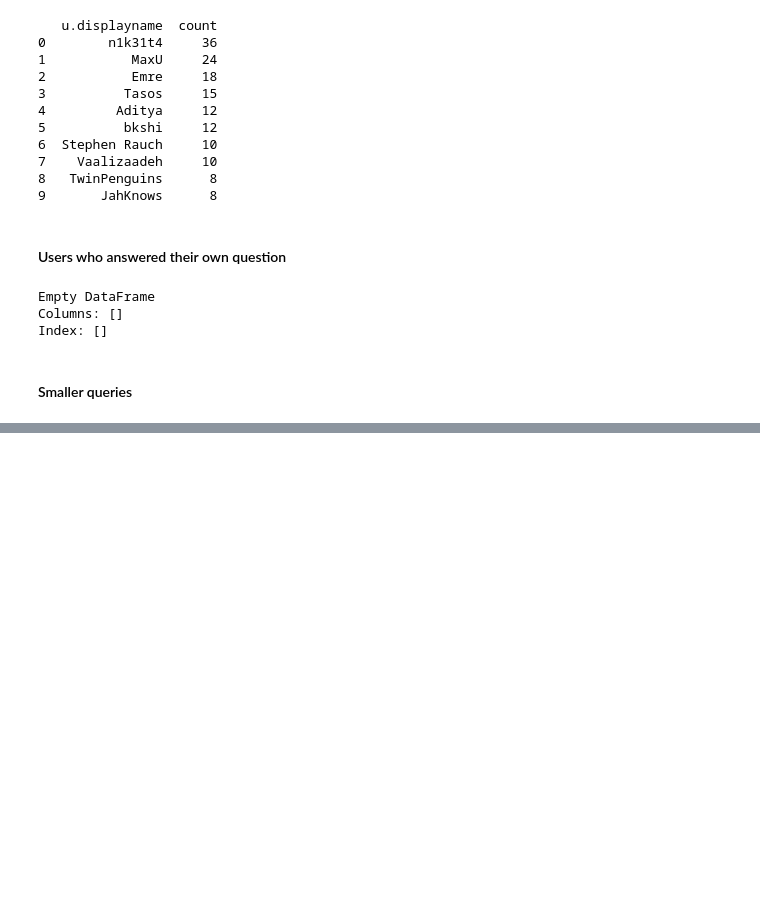
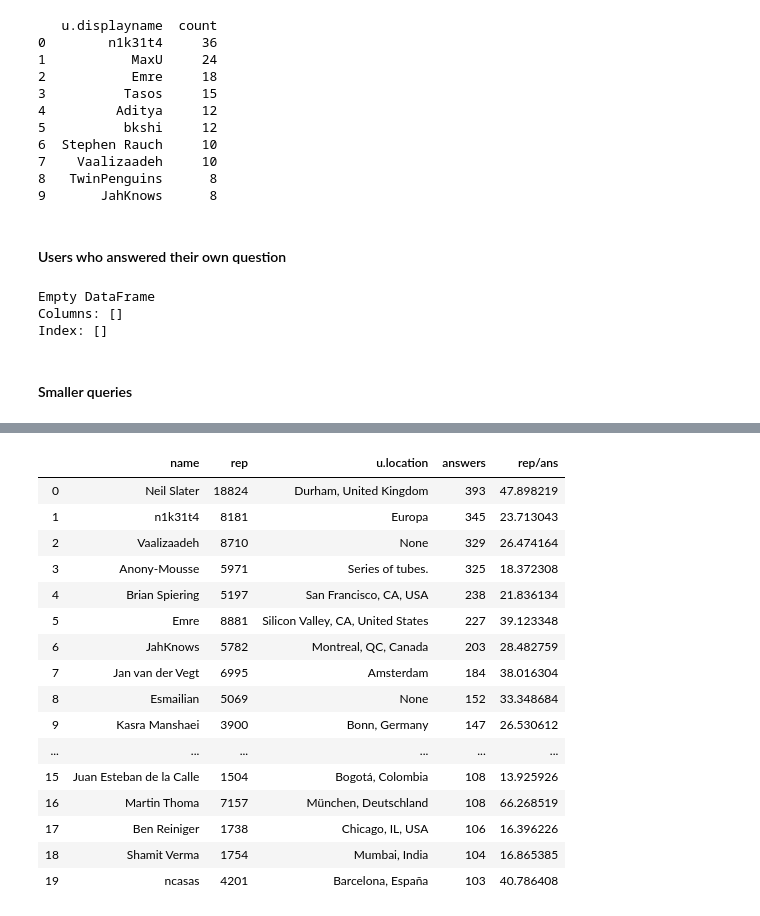
Before and after one commit to jonhealy1/stack_exchange_data_science, a Jupyter notebook: stack_data_science_1.ipynb, the cells around one changed output, grey strips where cells are left out. Cells and saved outputs as stored; diff of their text form; code cells hidden in the pictures; blank space fills up the shorter version.

```diff
--- a/stack_data_science_1.ipynb
+++ b/stack_data_science_1.ipynb
@@ -375,3 +375,29 @@ Index: []
 # MATCH path = allShortestPaths( (t:User {displayname:"black_cat"})-[*]-(u:User {displayname:"Skier"})) RETURN path LIMIT 10;
 # %% [markdown]
 ![title](images/black_cat_to_skier.png)
+# %%
+query = "MATCH (u:User)-[:POSTED]->(answer)<-[:PARENT_OF]-()-[:HAS_TAG]-(:Tag) RETURN u.displayname AS name,u.reputation AS rep,u.location, count(distinct answer) AS answers ORDER BY answers DESC LIMIT 20;"
+result = graph.run(query)
+#print(result.to_data_frame())
+the3 = result.to_data_frame()
+the3["rep/ans"] = the3["rep"].astype(float) / the3["answers"].astype(float)
+#print(xo)
+the3.head(40)
+# %% [output]
+|  | name | rep | u.location | answers | rep/ans |
+| 0 | Neil Slater | 18824 | Durham, United Kingdom | 393 | 47.898219 |
+| 1 | n1k31t4 | 8181 | Europa | 345 | 23.713043 |
+| 2 | Vaalizaadeh | 8710 | None | 329 | 26.474164 |
+| 3 | Anony-Mousse | 5971 | Series of tubes. | 325 | 18.372308 |
+| 4 | Brian Spiering | 5197 | San Francisco, CA, USA | 238 | 21.836134 |
+| 5 | Emre | 8881 | Silicon Valley, CA, United States | 227 | 39.123348 |
+| 6 | JahKnows | 5782 | Montreal, QC, Canada | 203 | 28.482759 |
+| 7 | Jan van der Vegt | 6995 | Amsterdam | 184 | 38.016304 |
+| 8 | Esmailian | 5069 | None | 152 | 33.348684 |
+| 9 | Kasra Manshaei | 3900 | Bonn, Germany | 147 | 26.530612 |
+| ... | ... | ... | ... | ... | ... |
+| 15 | Juan Esteban de la Calle | 1504 | Bogotá, Colombia | 108 | 13.925926 |
+| 16 | Martin Thoma | 7157 | München, Deutschland | 108 | 66.268519 |
+| 17 | Ben Reiniger | 1738 | Chicago, IL, USA | 106 | 16.396226 |
+| 18 | Shamit Verma | 1754 | Mumbai, India | 104 | 16.865385 |
+| 19 | ncasas | 4201 | Barcelona, España | 103 | 40.786408 |
```
Also changed, not shown: parts of 10 cells of this notebook, 3 other files.
